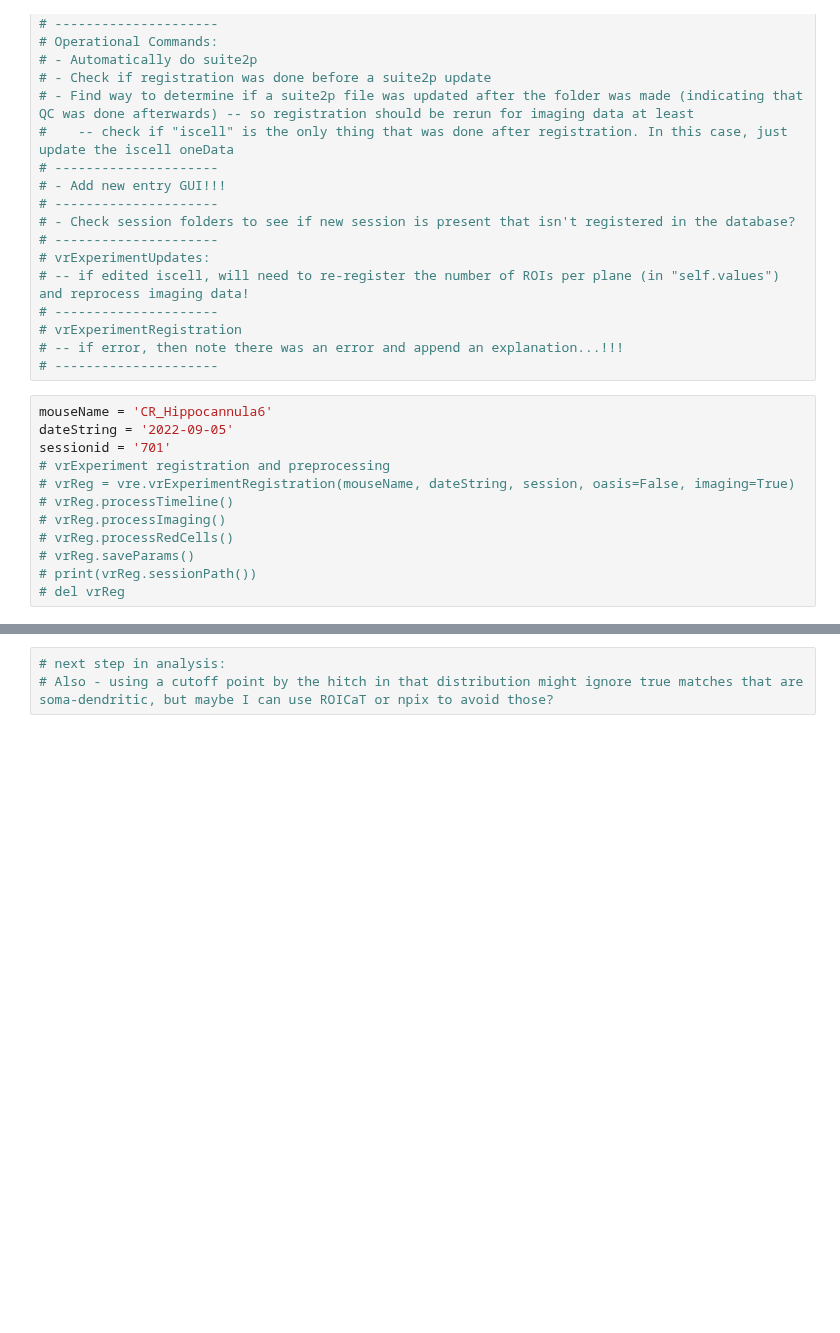
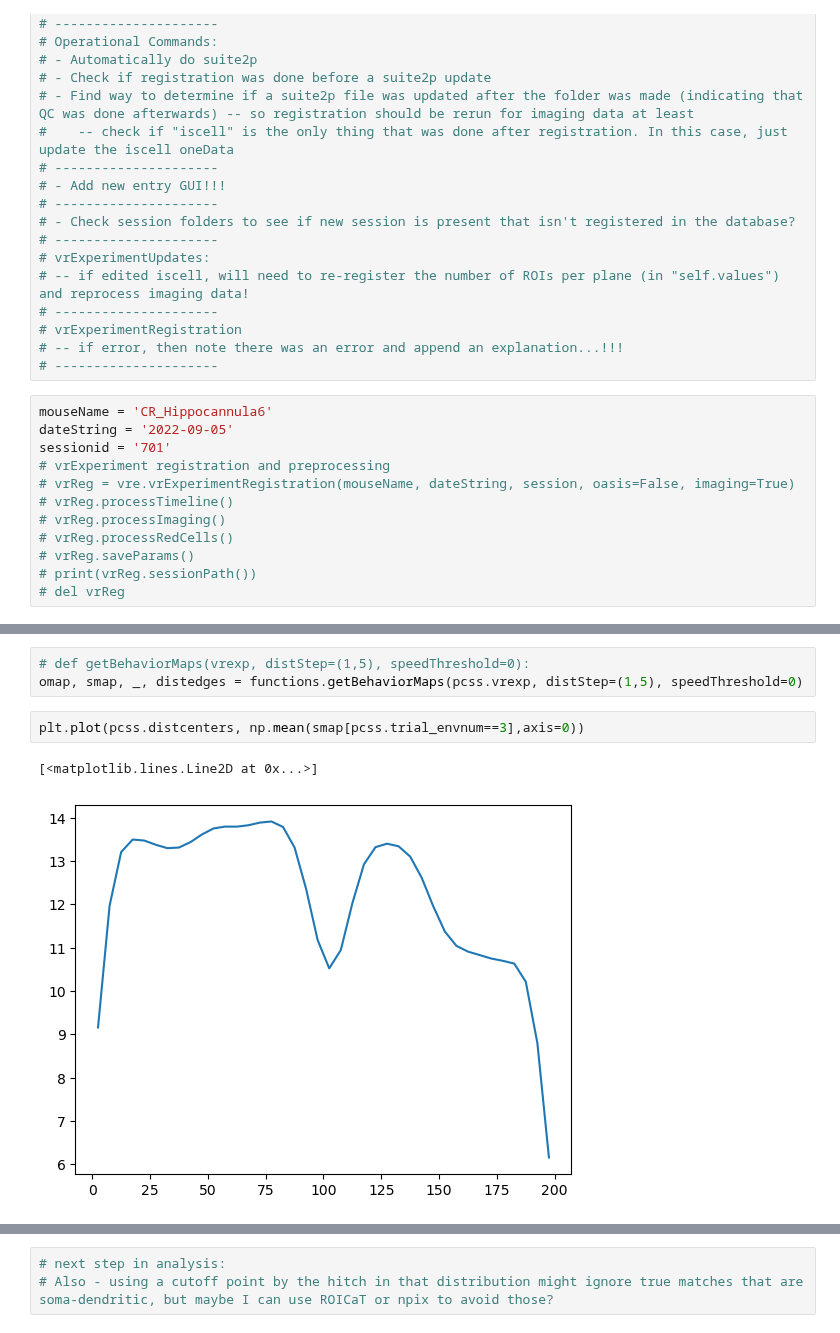
Before and after one commit to landoskape/vrAnalysis, a Jupyter notebook: testingPipelineFunctions.ipynb, the cells around one changed output, grey strips where cells are left out. Cells and saved outputs as stored; diff of their text form; blank space fills up the shorter version.

```diff
--- a/testingPipelineFunctions.ipynb
+++ b/testingPipelineFunctions.ipynb
@@ -282,0 +133,8 @@ array([12.5, 12.5, 12.5, 12.5, 12.5, 12.5, 12.5, 12.5, 12.5, 12.5, 12.5,
+# %%
+# def getBehaviorMaps(vrexp, distStep=(1,5), speedThreshold=0):
+omap, smap, _, distedges = functions.getBehaviorMaps(pcss.vrexp, distStep=(1,5), speedThreshold=0)
+# %%
+plt.plot(pcss.distcenters, np.mean(smap[pcss.trial_envnum==3],axis=0))
+# %% [output]
+[<matplotlib.lines.Line2D at 0x...>]
+[figure, added]
```
Also changed, not shown: parts of 29 cells of this notebook, 2 other files.
